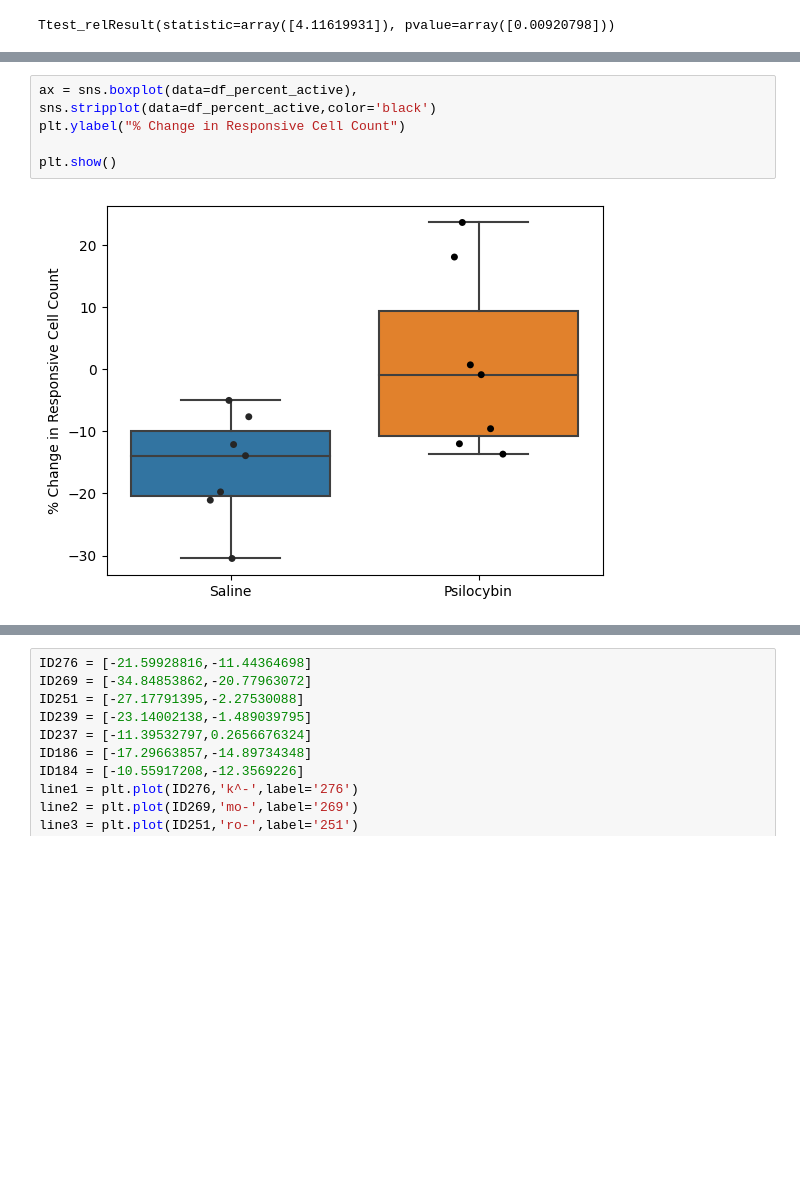
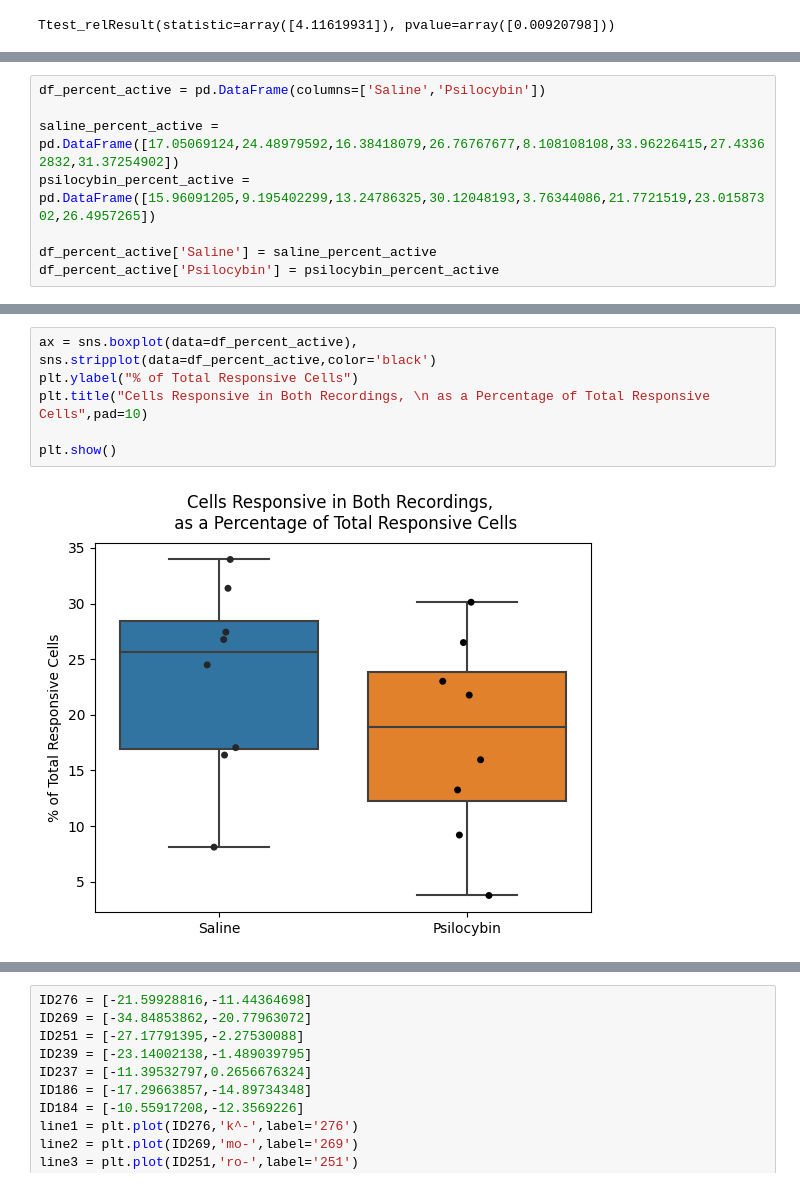
Before and after one commit to ConorLane1995/2Psinapod_two_photon_pipeline, a Jupyter notebook: twoP/in_progress_rough/evoked_activity_cell_counts_analysis.ipynb, the cells around one changed output, grey strips where cells are left out. Drawn from its saved outputs; the diff is of its cells as text; blank space fills up the shorter version.

```diff
--- a/twoP/in_progress_rough/evoked_activity_cell_counts_analysis.ipynb
+++ b/twoP/in_progress_rough/evoked_activity_cell_counts_analysis.ipynb
@@ -69,3 +61,11 @@ df_percent_active['Psilocybin'] = psilocybin_percent_active
+# %%
+df_percent_active = pd.DataFrame(columns=['Saline','Psilocybin'])
+
+saline_percent_active = pd.DataFrame([17.05069124,24.48979592,16.38418079,26.76767677,8.108108108,33.96226415,27.43362832,31.37254902])
+psilocybin_percent_active = pd.DataFrame([15.96091205,9.195402299,13.24786325,30.12048193,3.76344086,21.7721519,23.01587302,26.4957265])
+
+df_percent_active['Saline'] = saline_percent_active
+df_percent_active['Psilocybin'] = psilocybin_percent_active
 # %%
 scipy.stats.ttest_ind(saline_percent_active,psilocybin_percent_active)
 # P value = 0.015
@@ -74,8 +91,9 @@ Ttest_indResult(statistic=array([-2.56520453]), pvalue=array([0.0247632]))
 # %%
 ax = sns.boxplot(data=df_percent_active),
 sns.stripplot(data=df_percent_active,color='black')
-plt.ylabel("% Change in Responsive Cell Count")
+plt.ylabel("% of Total Responsive Cells")
+plt.title("Cells Responsive in Both Recordings, \n as a Percentage of Total Responsive Cells",pad=10)
 
 plt.show()
 # %% [output]
-[figure, old version]
+[figure, new version]
```
Also changed, not shown: parts of 5 cells of this notebook, 45 other files.
